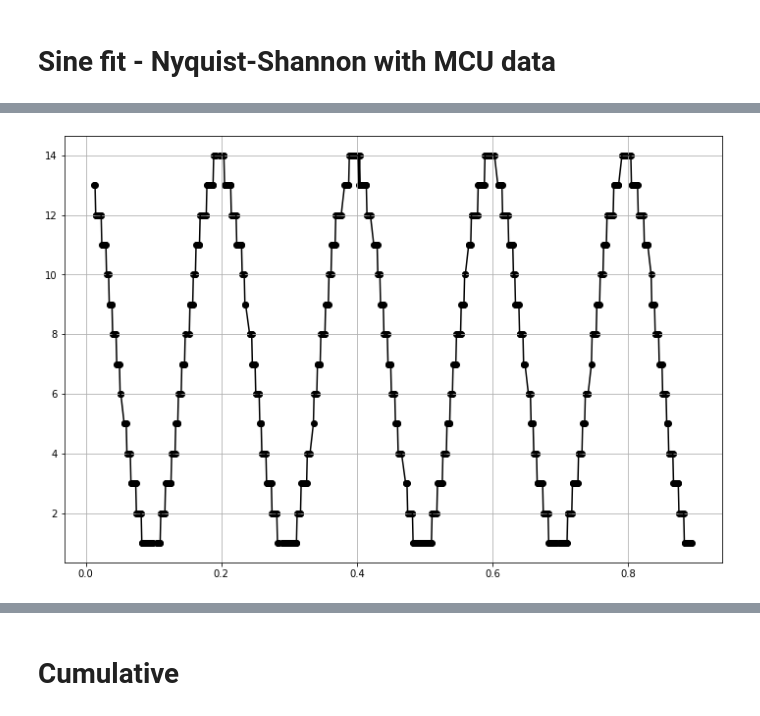
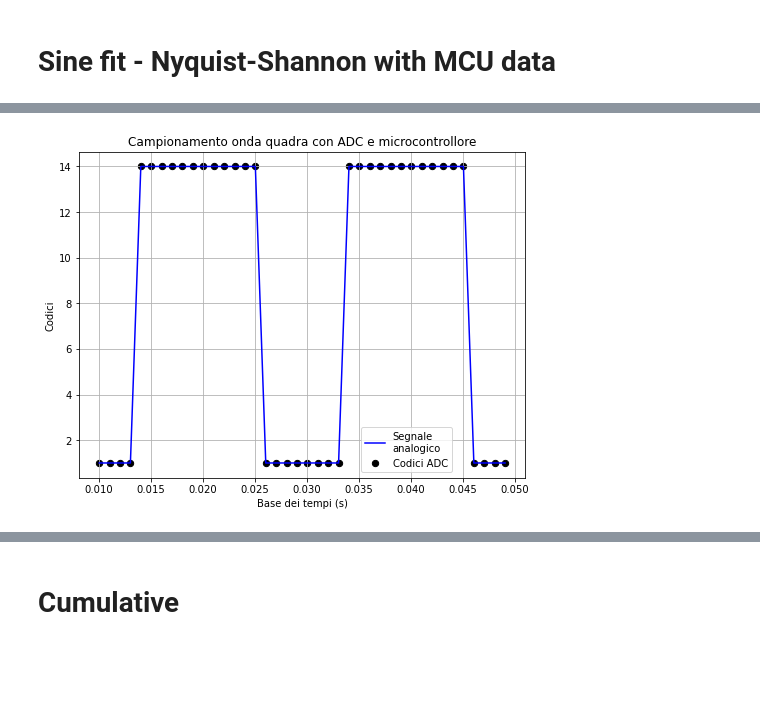
Before and after one commit to valeriopagliarino/Electronics-2021-UNITO-Public, a Jupyter notebook: analysis/nyquist-mcu.ipynb, the cells around one changed output, grey strips where cells are left out. Saved outputs shown, nothing was run; the diff lists cells and outputs as text; code cells hidden in the pictures; blank space fills up the shorter version.

```diff
--- a/analysis/nyquist-mcu.ipynb
+++ b/analysis/nyquist-mcu.ipynb
@@ -13,20 +13,24 @@ from scipy.optimize import curve_fit
 DATADIR = "../data-source"
 OUTPUTDIR = "./output"
 # %%
-name = 8
+name = 32
 file = pd.read_csv(f"../data-source/4-11-21/S{name}.csv")
 
 start = 0
-end   = 800
+end   = 40
 
 data = file.to_numpy().transpose()
-fig, ax = plt.subplots(figsize=(12,8))
+fig, ax = plt.subplots(figsize=(8,6))
 
 xdata = data[0][start:end]
 ydata = data[1][start:end]
 
-ax.plot(xdata, ydata, color = "black")
-ax.scatter(data[0][start:end], data[1][start:end], color = "black")
+#ax.plot(xdata, ydata, color = "black", label="Codici ADC",)
+ax.plot(xdata, -6.5 * scipy.signal.square(2 * np.pi * 50 * xdata + 10.976, 0.4) + 7.5, color = "blue", label="Segnale\nanalogico")
+ax.scatter(data[0][start:end], data[1][start:end], color = "black", label="Codici ADC", s=40)
+ax.set(xlabel = "Base dei tempi (s)", ylabel = "Codici", title = "Campionamento onda quadra con ADC e microcontrollore")
 ax.grid()
+ax.legend(bbox_to_anchor=(0.62,0.17))
 print("Intervallo di campionamento = ", data[0][0] - data[0][1], " secondi")
+plt.savefig(f"{OUTPUTDIR}/mcu_square.pdf")
 # %% [output]
@@ -34 +38 @@ Intervallo di campionamento =  -0.0010000000000000009  secondi
-[figure, old version]
+[figure, new version]
```
Also changed, not shown: parts of 9 cells of this notebook, 1 other file.
